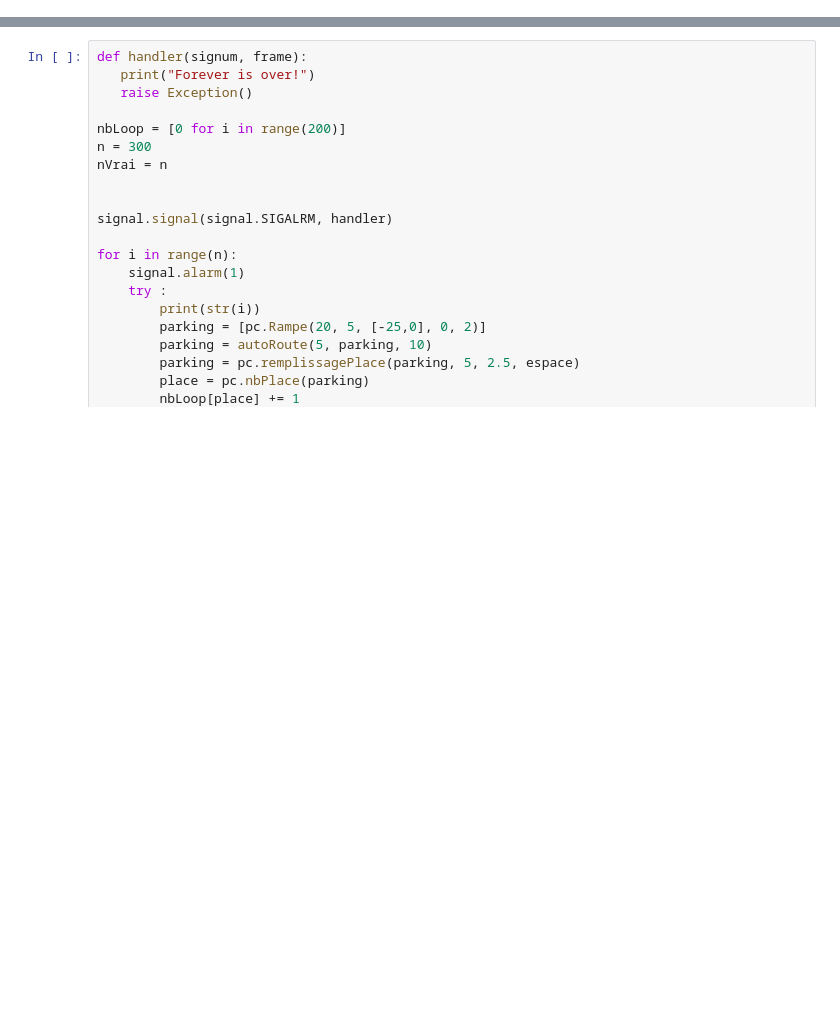
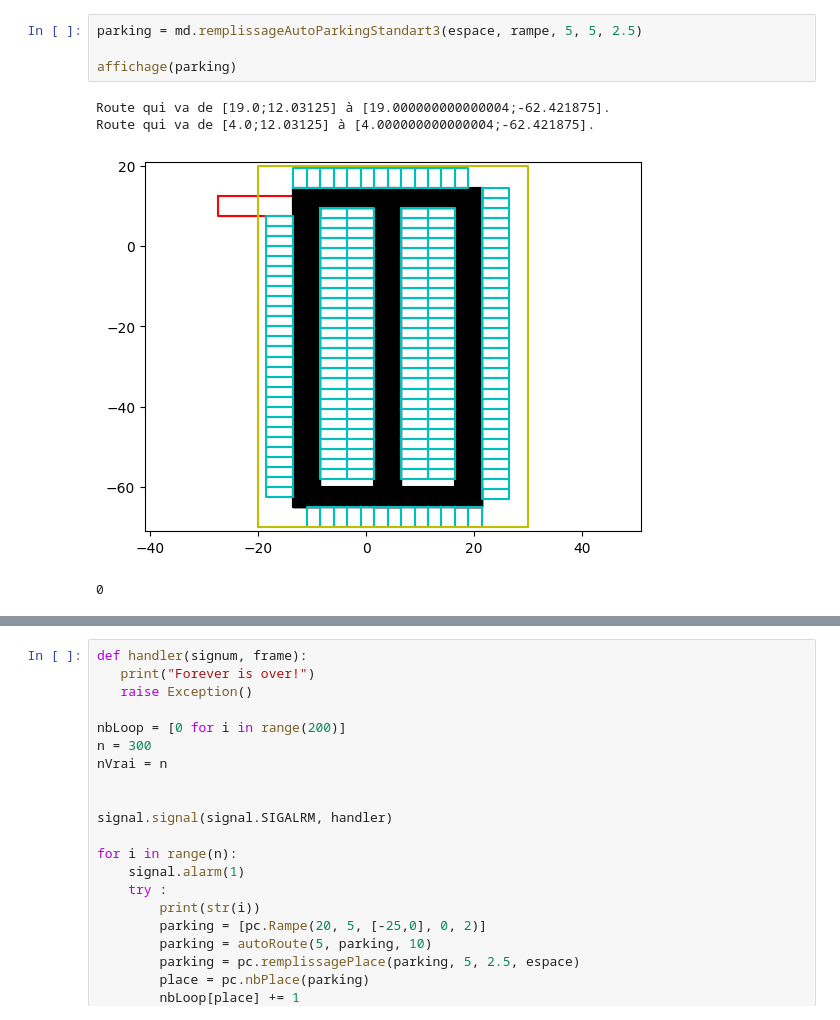
Before and after one commit to Painchadic/Parkyze-, a Jupyter notebook: parkyze.ipynb, the cells around one changed output, grey strips where cells are left out. Cells and saved outputs as stored; diff of their text form; blank space fills up the shorter version.

```diff
--- a/parkyze.ipynb
+++ b/parkyze.ipynb
@@ -35,0 +51,9 @@ print(parking[0].fils)
+# %%
+parking = md.remplissageAutoParkingStandart3(espace, rampe, 5, 5, 2.5)
+
+affichage(parking)
+# %% [output]
+Route qui va de [19.0;12.03125] à [19.000000000000004;-62.421875].
+Route qui va de [4.0;12.03125] à [4.000000000000004;-62.421875].
+[figure, added]
+0
```
Also changed, not shown: parts of 8 cells of this notebook, 3 other files.
